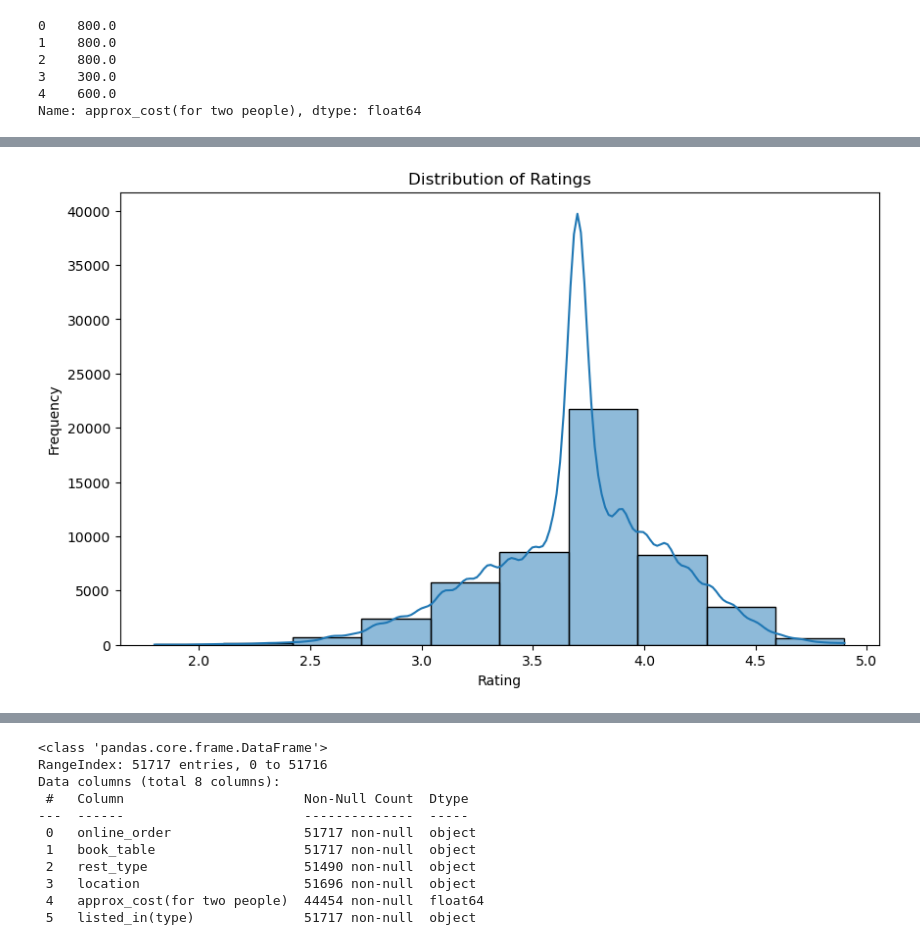
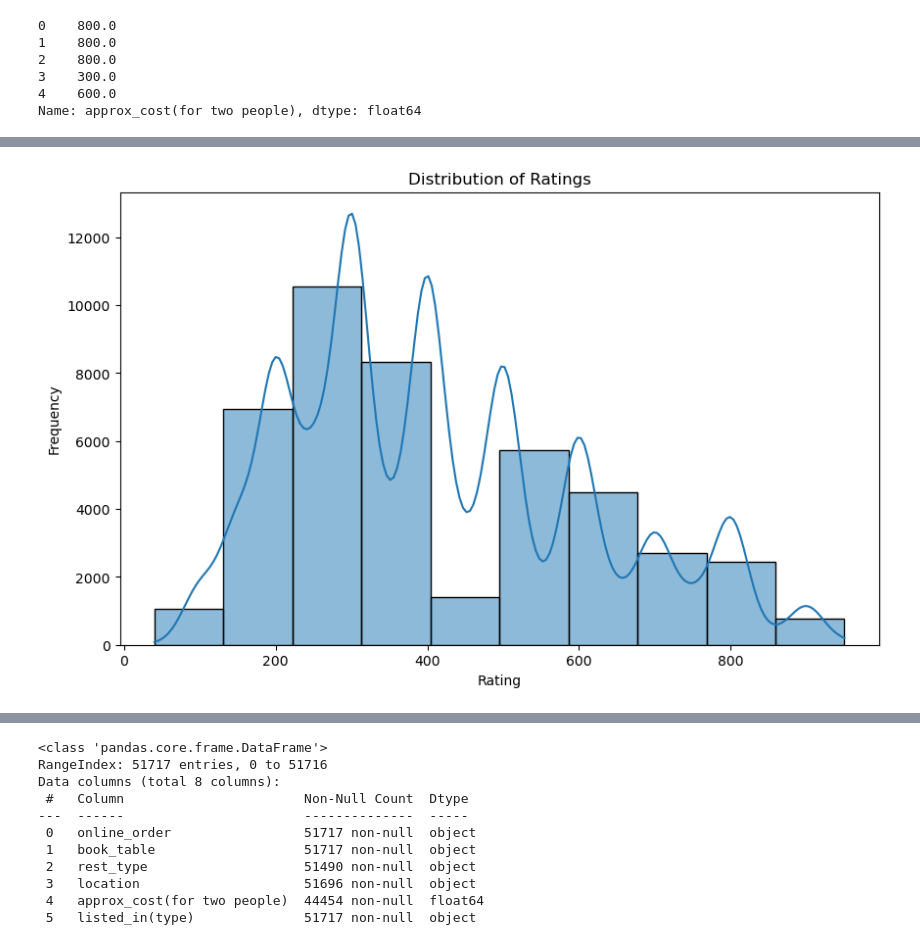
Before and after one commit to ArwaaRadwan/Resturant-Predictions, a Jupyter notebook: Project1 (2).ipynb, the cells around one changed output, grey strips where cells are left out. Saved outputs shown, nothing was run; the diff lists cells and outputs as text; code cells hidden in the pictures.

```diff
--- a/Project1 (2).ipynb
+++ b/Project1 (2).ipynb
@@ -115,11 +122,11 @@ data.head()
 # %%
 #visualiztion
 plt.figure(figsize=(10, 6))
-sns.histplot(df['rate'], bins=10, kde=True)
+sns.histplot(df['approx_cost(for two people)'], bins=10, kde=True)
 plt.title('Distribution of Ratings')
 plt.xlabel('Rating')
 plt.ylabel('Frequency')
 plt.show()
 # %% [output]
-[figure, old version]
+[figure, new version]
 # %%
```
Also changed, not shown: parts of 7 cells of this notebook.
